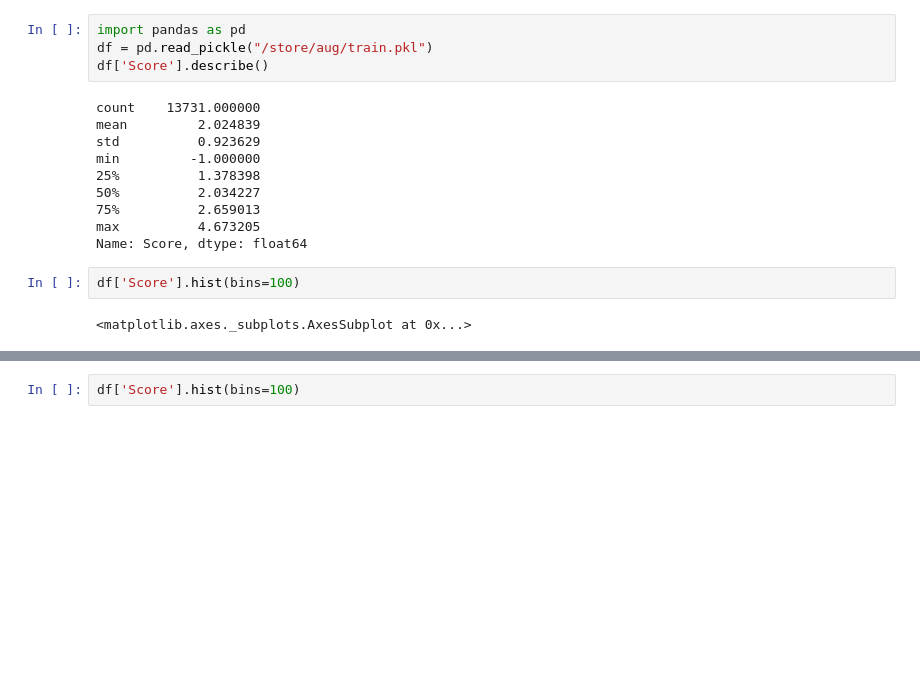
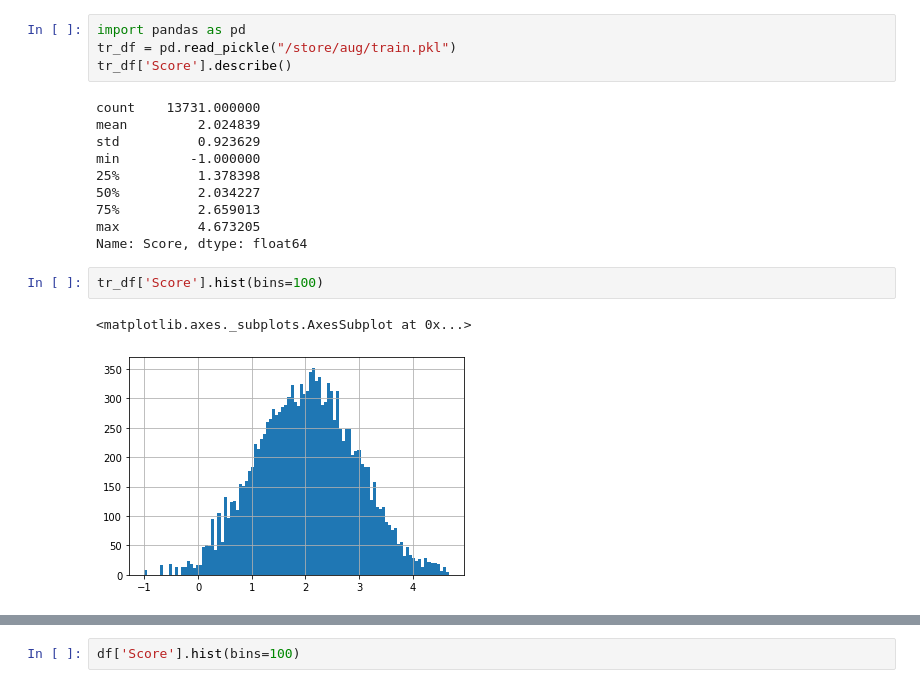
Before and after one commit to h4nyu/aplf, a Jupyter notebook: app/notebooks/Untitled.ipynb, the cells around one changed output, grey strips where cells are left out. Drawn from its saved outputs; the diff is of its cells as text; blank space fills up the shorter version.

```diff
--- a/app/notebooks/Untitled.ipynb
+++ b/app/notebooks/Untitled.ipynb
@@ -1,7 +1,7 @@
 # %%
 import pandas as pd
-df = pd.read_pickle("/store/aug/train.pkl")
-df['Score'].describe()
+tr_df = pd.read_pickle("/store/aug/train.pkl")
+tr_df['Score'].describe()
 # %% [output]
 count    13731.000000
 mean         2.024839
@@ -13,9 +13,10 @@ min         -1.000000
 max          4.673205
 Name: Score, dtype: float64
 # %%
-df['Score'].hist(bins=100)
+tr_df['Score'].hist(bins=100)
 # %% [output]
 <matplotlib.axes._subplots.AxesSubplot at 0x...>
+[figure, added]
 # %%
 df = pd.read_csv("http://192.168.10.7/aug/pre_submit.csv", names=['id', 'Score'])
 df.describe()
```
Also changed, not shown: parts of 7 cells of this notebook, 1 other file.
